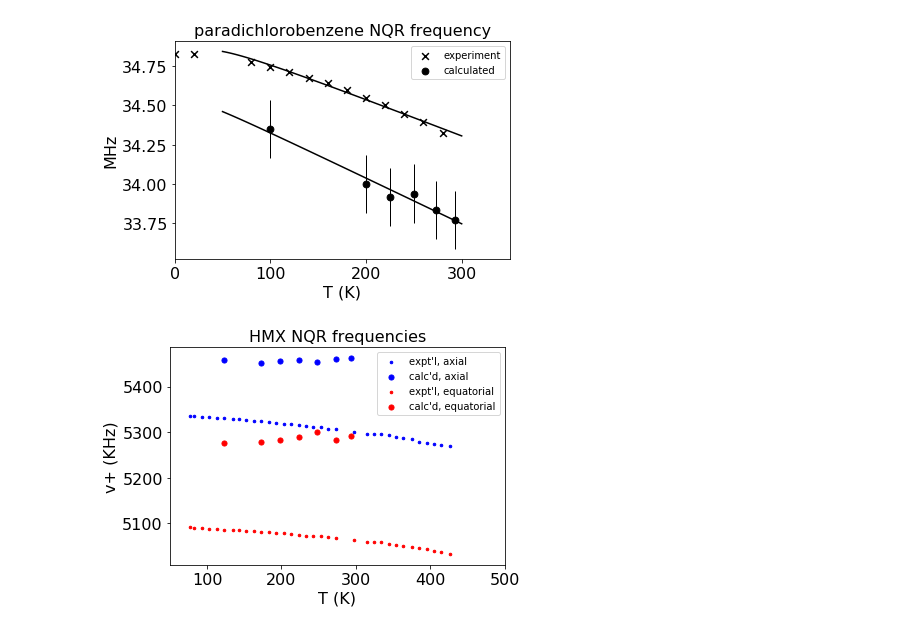
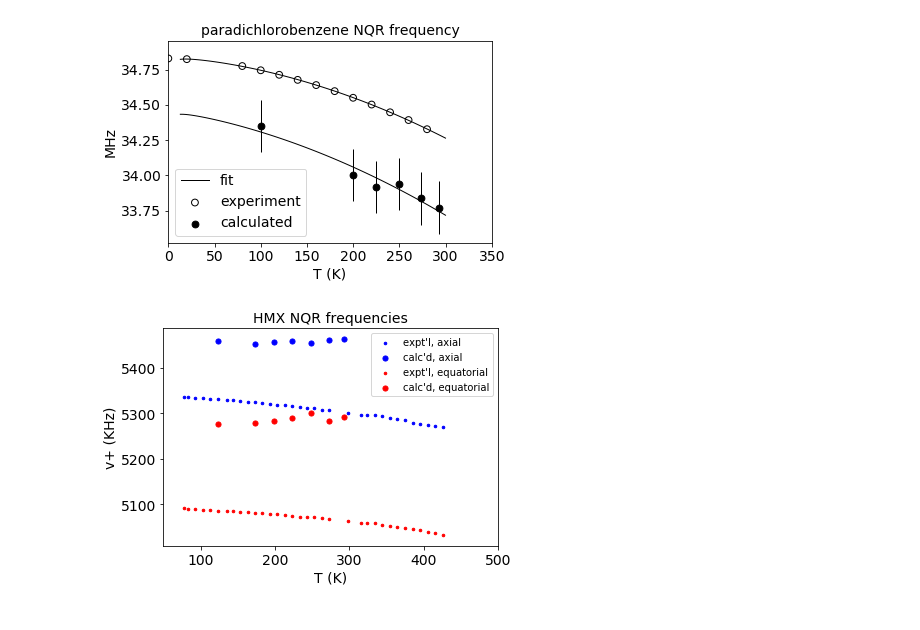
Before and after one commit to Altoidnerd/python-pwscf, a Jupyter notebook: data_analysis/apsplots.ipynb, the cells around one changed output. Cells and saved outputs as stored; diff of their text form; code cells hidden in the pictures.

```diff
--- a/data_analysis/apsplots.ipynb
+++ b/data_analysis/apsplots.ipynb
@@ -169,56 +173,86 @@ calcFq=[
 
 calcFit=[
 33.76681024,
 33.82502047,
 33.89191277,
 33.96454364,
 34.03706338,
 34.32436412]
 
-def fitF(a,b,c,T):
-  return a+b*T+c/T
+#########################
+# contstruction of fits #
+#########################
 
+def fitF(a,b,c,d,T):
+  return a+b*T+c/T+d*T**2
+
+
+#
+# up to linear term only
+#
 def fitExp(T):
-  return fitF(35.0232215, -0.002357, -3.1041262, T)
+  return fitF(35.0232215, -0.002357, -3.1041262, 0,        T)
 
 def fitCalc(T):
-  return fitF(34.6266672, -0.002923, -1.0001559, T)
+  return fitF(34.6266672, -0.002923, -1.0001559, 0,        T)
+#
+# include quadratic term
+#
+def fitExpT2(T):
+  return fitF(34.8506502, -0.0005673, -0.2564779, -4.62e-6, T)
 
-  SMALL_SIZE = 10
-  MEDIUM_SIZE = 12
-  BIGGER_SIZE = 16
+def fitCalcT2(T):
+  return fitF(34.4679364, -0.0011204, -0.255, -4.60e-6, T)
 
-  plt.rc('font', size=BIGGER_SIZE)          # controls default text sizes
-  plt.rc('axes', titlesize=BIGGER_SIZE)     # fontsize of the axes title
-  plt.rc('axes', labelsize=BIGGER_SIZE)    # fontsize of the x and y labels
-  plt.rc('xtick', labelsize=BIGGER_SIZE)    # fontsize of the tick labels
-  plt.rc('ytick', labelsize=BIGGER_SIZE)    # fontsize of the tick labels
-  plt.rc('legend', fontsize=BIGGER_SIZE)    # legend fontsize
-  plt.rc('figure', titlesize=BIGGER_SIZE)
+#
+# create series to plot
+#
+dom = np.linspace(13,300,100)
+expr_fit_linear      = [ fitExp(item)    for item in dom ]
+expr_fit_quadratic   = [ fitExpT2(item)  for item in dom ]
+calc_fit_linear      = [ fitCalc(item)   for item in dom ]
+calc_fit_quadratic   = [ fitCalcT2(item) for item in dom ]
 
-dom = np.linspace(50,300,100)
-expr_fit       = [ fitExp(item) for item in dom ]
-calc_fit       = [ fitCalc(item) for item in dom]
+#
+#
+#
+SMALL_SIZE = 10
+MEDIUM_SIZE = 12
+BIGGER_SIZE = 14
 
-plt.scatter(exptT, exptFq, marker='x', s=46, color='k', label='experiment')
-#plt.plot(exptT[:-1], exptFit)
-plt.plot(dom, expr_fit, color='k')
+plt.rc('font', size=BIGGER_SIZE)          # controls default text sizes
+plt.rc('axes', titlesize=BIGGER_SIZE)     # fontsize of the axes title
+plt.rc('axes', labelsize=BIGGER_SIZE)    # fontsize of the x and y labels
+plt.rc('xtick', labelsize=BIGGER_SIZE)    # fontsize of the tick labels
+plt.rc('ytick', labelsize=BIGGER_SIZE)    # fontsize of the tick labels
+plt.rc('legend', fontsize=BIGGER_SIZE)    # legend fontsize
+plt.rc('figure', titlesize=BIGGER_SIZE)
+
+
+plt.plot([1],[34.00], color='k', linewidth=1, label='fit')
+plt.scatter(exptT, exptFq, marker='o', s=46, facecolors='none', edgecolors='k', label='experiment')
+#plt.plot(dom, expr_fit_linear,    color='k', linewidth=1)
+#plt.plot(dom, calc_fit_linear,    color='k', linewidth=1)
+plt.plot(dom, expr_fit_quadratic, color='k', linewidth=1)
+plt.plot(dom, calc_fit_quadratic, color='k', linewidth=1)
 plt.scatter(calcT, calcFq, marker='o', s=46,color='k', label='calculated')
 plt.errorbar(calcT, calcFq, yerr=np.std(calcFq), linewidth=1,color='k', fmt='none')
 plt.xlim(0,350)
 #plt.plot(calcT,calcFit)
-plt.plot(dom, calc_fit, color='k')
 
-plt.legend(loc=1)
+
+plt.legend(loc=3)
 
 plt.title("paradichlorobenzene NQR frequency")
 plt.xlabel("T (K)")
 plt.ylabel('MHz')
+plt.tight_layout()
+
 plt.savefig('pcl2p.pdf', format='pdf')
 
 plt.show()
 # %% [output]
-[figure, old version]
+[figure, new version]
 # %%
 # -*- coding: utf-8 -*-
 
@@ -264,7 +298,7 @@ calc_vplus_equitorial= [5276.9, 5279.2, 5282.3, 5290.0,  5300.5,  5282.8, 5291.7
 def main():
   SMALL_SIZE = 10
   MEDIUM_SIZE = 12
-  BIGGER_SIZE = 16
+  BIGGER_SIZE = 14
 
   plt.rc('font', size=BIGGER_SIZE)          # controls default text sizes
   plt.rc('axes', titlesize=BIGGER_SIZE)     # fontsize of the axes title
@@ -292,4 +326,4 @@ def main():
 if __name__ == '__main__':
   main()
 # %% [output]
-[figure, old version]
+[figure, new version]
```
Also changed, not shown: parts of 1 cell of this notebook, 7 other files.
